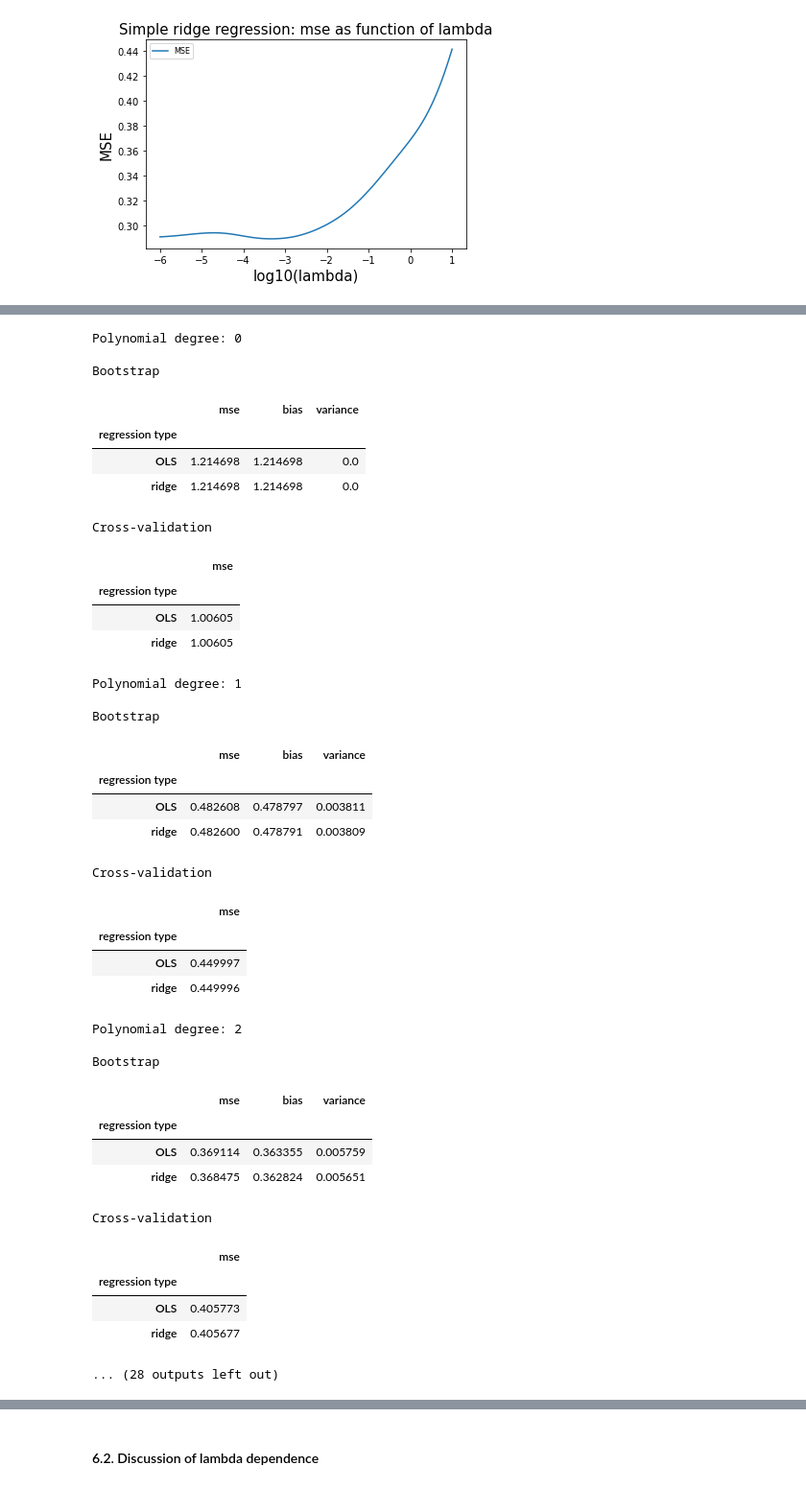
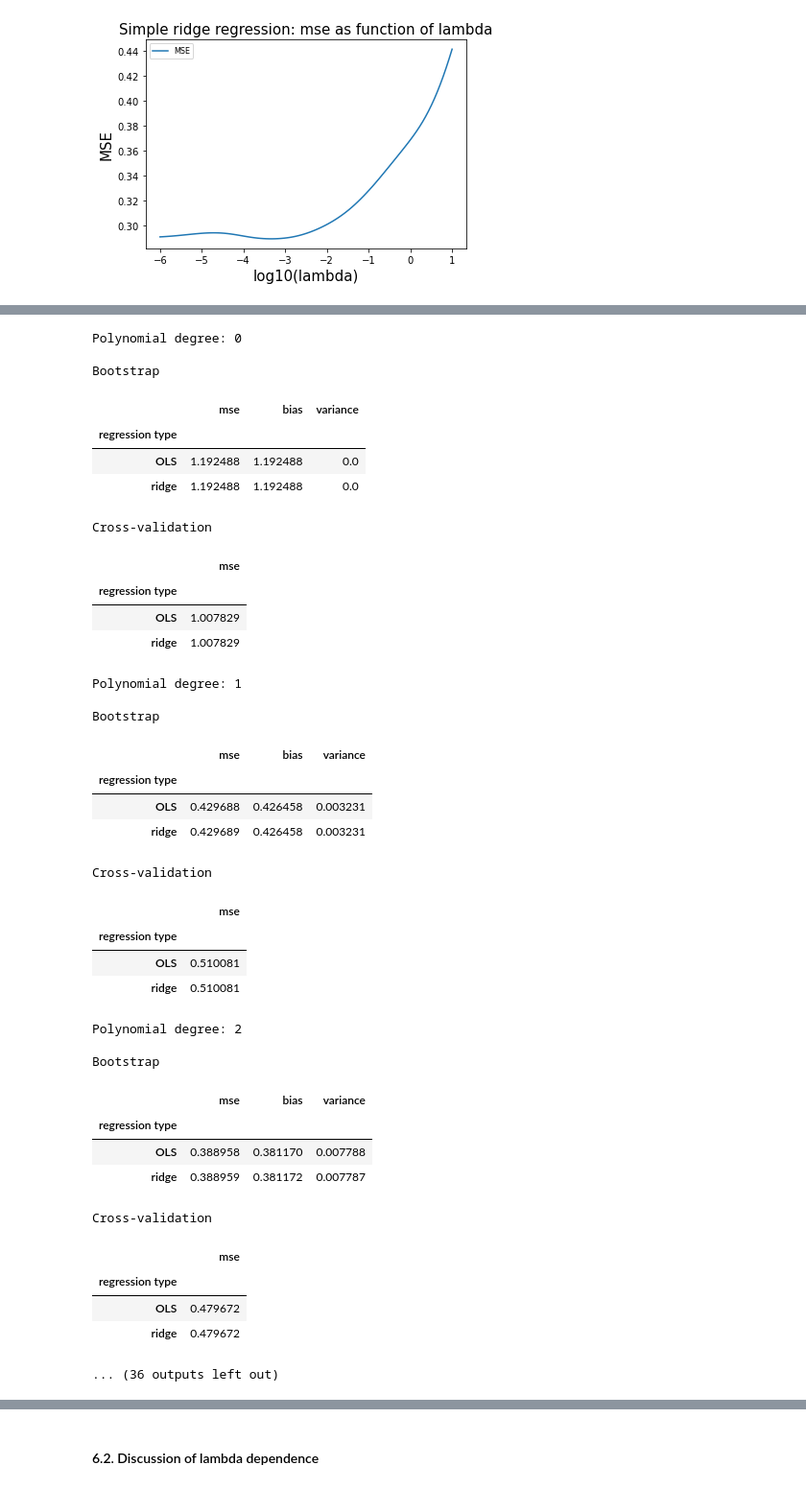
Before and after one commit to jornmarh/fys-stk4155, a Jupyter notebook: project1/project1.ipynb, the cells around one changed output, grey strips where cells are left out. Shown at 96% size. Saved outputs shown, nothing was run; the diff lists cells and outputs as text; code cells hidden in the pictures.

```diff
--- a/project1/project1.ipynb
+++ b/project1/project1.ipynb
@@ -629,7 +627,7 @@ The mse as function of complexity is then plottet for the chosen lambdas.
 # %%
 #Bootstrap parameters
 n_bootstraps = 1000
-maxdegree = 10
+maxdegree = 12
 
 #cross_validation parameters
 k = 10
@@ -651,7 +649,7 @@ mse_ridge_cvd = np.zeros(maxdegree)
 mse_ols_cvd = np.zeros(maxdegree)
 
 
-lmd = 0.1
+lmd = 0.001
 
 for i in range(maxdegree):
     degree = i
@@ -693,6 +691,7 @@ for i in range(maxdegree):
                           'mse': [mse_ols_bootstrap[i], mse_ridge_bootstrap[i]], \
                           'bias': [bias_ols_bootstrap[i], bias_ridge_bootstrap[i]], \
                           'variance':[variance_ols_bootstrap[i], variance_ridge_bootstrap[i]]})
+
     table_bs = table_bs.set_index('regression type')
     display(table_bs)
     print("")
@@ -718,57 +717,57 @@ for i in range(maxdegree):
 
         mse_ols_cvd_split[cv_split] = mean_squared_error(z_test, z_pred_ols_cvd)
         mse_ridge_cvd_split[cv_split] = mean_squared_error(z_test, z_pred_ridge_cvd)
 
         cv_split += 1
 
     # Cvd errors
     mse_ridge_cvd[i] = np.mean(mse_ridge_cvd_split)
     mse_ols_cvd[i] = np.mean(mse_ols_cvd_split)
 
     # Table for displaying mse, bias and variance for the different regression methods
     table_cvd = pd.DataFrame({'regression type': ['OLS', 'ridge'],\
                           'mse': [mse_ols_cvd[i], mse_ridge_cvd[i]]})
     table_cvd = table_cvd.set_index('regression type')
     display(table_cvd)
     print("")
 # %% [output]
 Polynomial degree: 0
 
 Bootstrap
 |  | mse | bias | variance |
 | regression type |  |  |  |
-| OLS | 1.214698 | 1.214698 | 0.0 |
-| ridge | 1.214698 | 1.214698 | 0.0 |
+| OLS | 1.192488 | 1.192488 | 0.0 |
+| ridge | 1.192488 | 1.192488 | 0.0 |
 Cross-validation
 |  | mse |
 | regression type |  |
-| OLS | 1.00605 |
-| ridge | 1.00605 |
+| OLS | 1.007829 |
+| ridge | 1.007829 |
 Polynomial degree: 1
 
 Bootstrap
 |  | mse | bias | variance |
 | regression type |  |  |  |
-| OLS | 0.482608 | 0.478797 | 0.003811 |
-| ridge | 0.482600 | 0.478791 | 0.003809 |
+| OLS | 0.429688 | 0.426458 | 0.003231 |
+| ridge | 0.429689 | 0.426458 | 0.003231 |
 Cross-validation
 |  | mse |
 | regression type |  |
-| OLS | 0.449997 |
-| ridge | 0.449996 |
+| OLS | 0.510081 |
+| ridge | 0.510081 |
 Polynomial degree: 2
 
 Bootstrap
 |  | mse | bias | variance |
 | regression type |  |  |  |
-| OLS | 0.369114 | 0.363355 | 0.005759 |
-| ridge | 0.368475 | 0.362824 | 0.005651 |
+| OLS | 0.388958 | 0.381170 | 0.007788 |
+| ridge | 0.388959 | 0.381172 | 0.007787 |
 Cross-validation
 |  | mse |
 | regression type |  |
-| OLS | 0.405773 |
-| ridge | 0.405677 |
+| OLS | 0.479672 |
+| ridge | 0.479672 |
-... (28 outputs left out)
+... (36 outputs left out)
 # %%
 # Plot results
 
```
Also changed, not shown: parts of 2 cells of this notebook, 9 other files.
